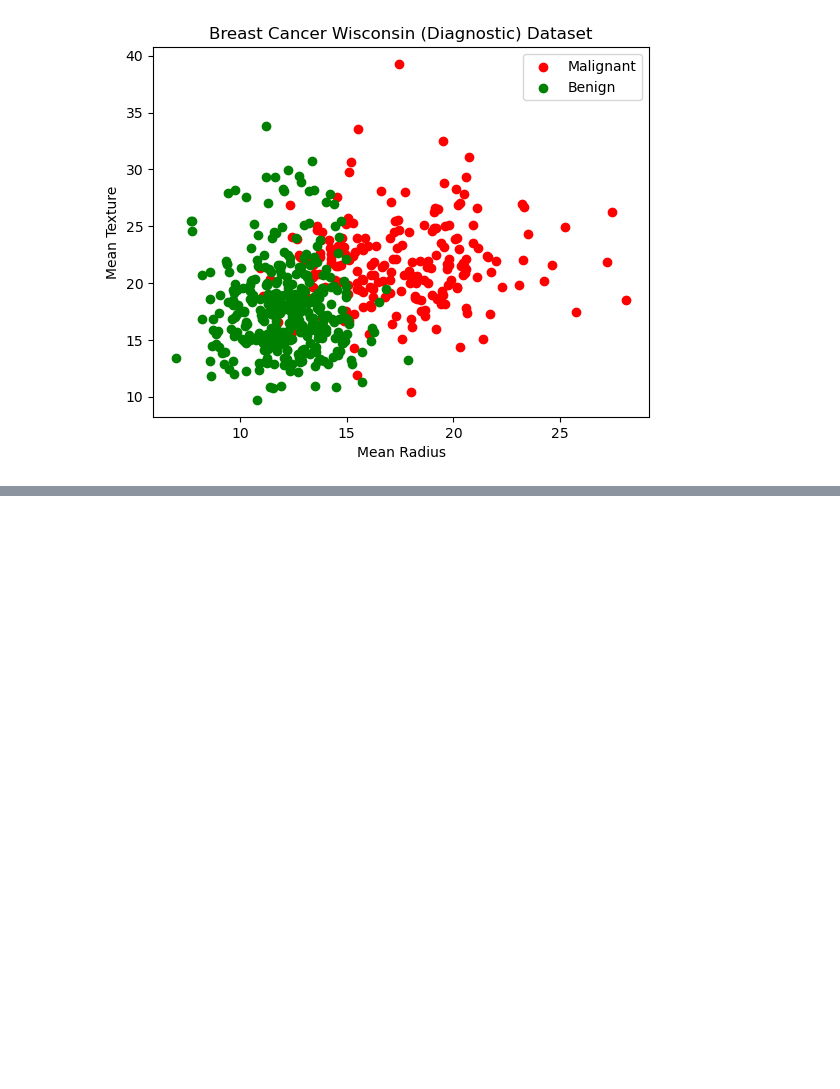
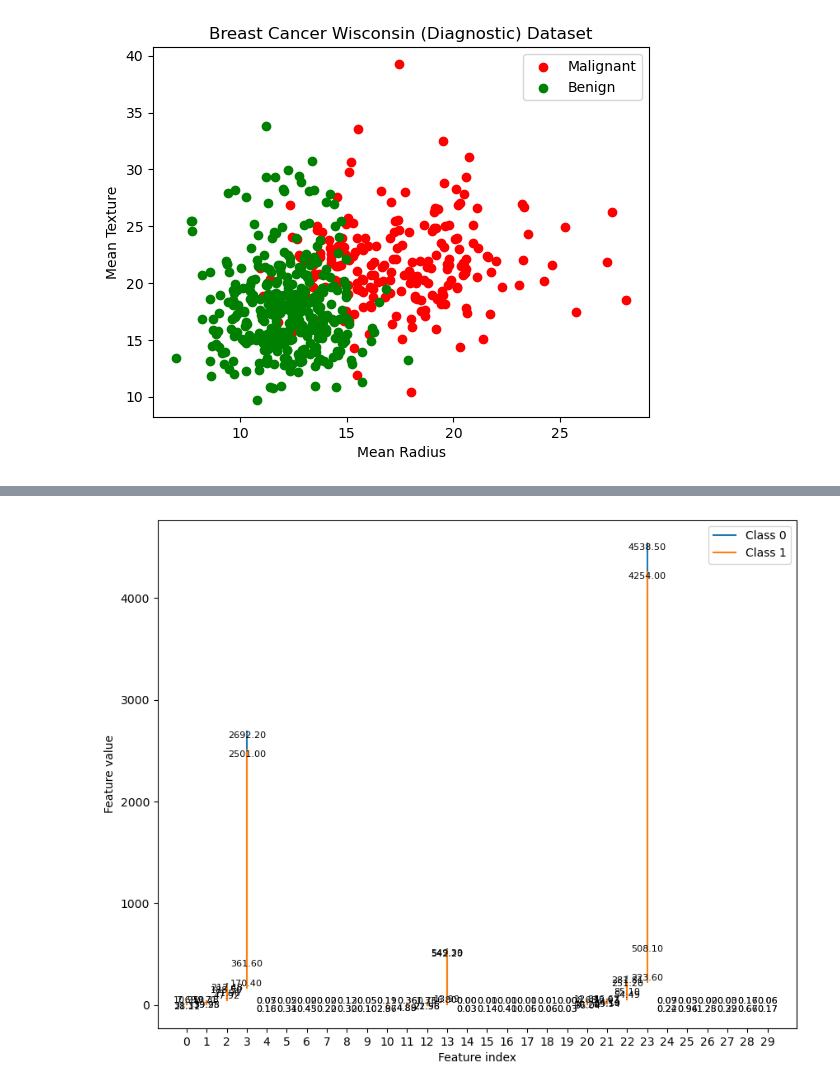
Before and after one commit to foobar41/Machine-Learning-assign, a Jupyter notebook: classification/sklearn_parallelopiped.ipynb, the cells around one changed output, grey strips where cells are left out. Saved outputs shown, nothing was run; the diff lists cells and outputs as text; code cells hidden in the pictures; blank space fills up the shorter version.

```diff
--- a/classification/sklearn_parallelopiped.ipynb
+++ b/classification/sklearn_parallelopiped.ipynb
@@ -84,15 +58,0 @@ class ParallelepipedClassifier:
-# %%
-from sklearn.model_selection import train_test_split
-from sklearn.metrics import accuracy_score
-X_train, X_test, y_train, y_test = train_test_split(X, y, test_size=0.2, random_state=42)
-
-# Train the classifier
-clf = ParallelepipedClassifier(num_intervals=3)
-clf.fit(X_train, y_train)
-
-# Test the classifier
-y_pred = clf.predict(X_test)
-
-# Evaluate the accuracy
-accuracy = accuracy_score(y_test, y_pred)
-print(f"Accuracy: {accuracy:.2f}")
@@ -100,0 +131,7 @@ Accuracy: 0.38
+# %%
+import numpy as np
+model = ParallelepipedClassifier(num_intervals=6, n_features=X.shape[1], n_classes=np.unique(y).size)
+model.fit(X_train, y_train)
+
+# Test the classifier
+y_pred = model.predict(X_test)
@@ -130,0 +174,4 @@ plt.show()
+# %%
+model.visualize_feature_min_max()
+# %% [output]
+[figure, added]
```
Also changed, not shown: parts of 14 cells of this notebook, 8 other files.
